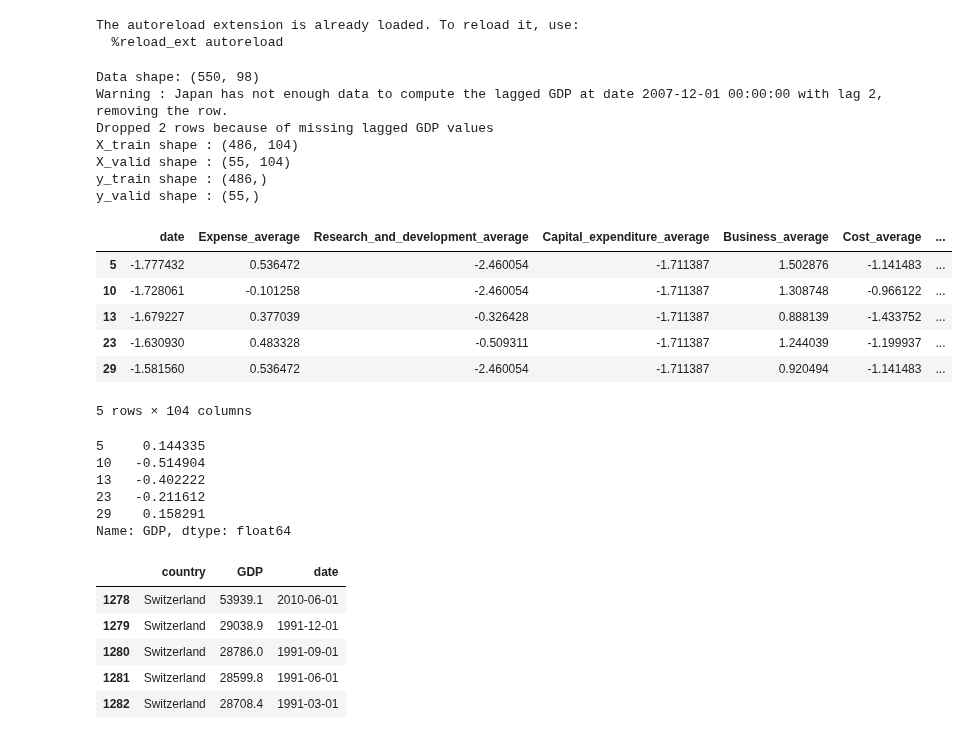
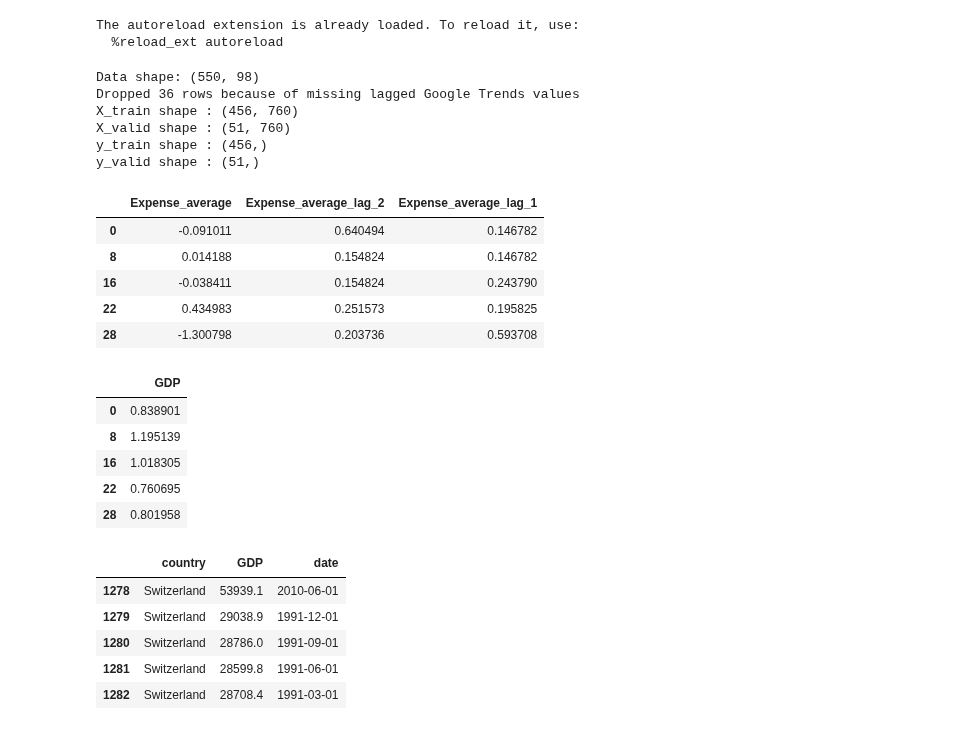
Before and after one commit to theS3b/Smoothing-Techniques-for-Predicting-High-Frequency-Time-Series, a Jupyter notebook: main.ipynb, the cells around one changed output. Drawn from its saved outputs; the diff is of its cells as text; code cells hidden in the pictures.

Commit message:
add lagged gts (no seasonality removal, see other branches)

```diff
--- a/main.ipynb
+++ b/main.ipynb
@@ -28,43 +28,50 @@ TEST_ALL_GT_DATA = False # If set to True, the model will be trained on all avai
 
 TRAIN_PROPORTION = 0.9 if not TEST_ALL_GT_DATA else 1
 PAST_GDPS = [] if not TEST_ALL_GT_DATA else None # e.g. range(1, 3) or [1, 2]
+PAST_GTS = range(1, 4 * 2) if not TEST_ALL_GT_DATA else None # e.g. range(1, 3) or [1, 2]
 MODE = "pct" # None | "pct" | "diff"
 # %%
 data, all_gdps = load_data()
+gt_data = load_gt_data()
 
 print(f"Data shape: {data.shape}")
 
-X_train, y_train, X_valid, y_valid, country_train, country_valid,  X_means, X_stds, y_mean, y_std, min_date = preprocess_data(data=data, epsilon=EPS, train_pct=TRAIN_PROPORTION, mode=MODE, all_gdps=all_gdps, past_gdp_lags=PAST_GDPS)
+X_train, y_train, X_valid, y_valid, country_train, country_valid,  X_means, X_stds, y_mean, y_std, min_date = preprocess_data(
+    data=data,
+    epsilon=EPS,
+    train_pct=TRAIN_PROPORTION,
+    mode=MODE, all_gdps=all_gdps,
+    past_gdp_lags=PAST_GDPS,
+    all_gts=gt_data,
+    past_gt_lags=PAST_GTS
+)
 
 if TEST_ALL_GT_DATA:
-    gt_data = load_gt_data()
     X_valid, country_valid = preprocess_gt_data(gt_data, EPS, X_means, X_stds, min_date=min_date)
 
-X_train[country_train == "Switzerland"].head()
+X_train[country_train == "Switzerland"][["Expense_average", "Expense_average_lag_2", "Expense_average_lag_1"]].head()
 # %% [output]
 Data shape: (550, 98)
-Warning : Japan has not enough data to compute the lagged GDP at date 2007-12-01 00:00:00 with lag 2, removing the row.
-Dropped 2 rows because of missing lagged GDP values
-X_train shape : (486, 104)
-X_valid shape : (55, 104)
-y_train shape : (486,)
-y_valid shape : (55,)
+Dropped 36 rows because of missing lagged Google Trends values
+X_train shape : (456, 760)
+X_valid shape : (51, 760)
+y_train shape : (456,)
+y_valid shape : (51,)
-|  | date | Expense_average | Research_and_development_average | Capital_expenditure_average | Business_average | Cost_average | ... |
-| 5 | -1.777432 | 0.536472 | -2.460054 | -1.711387 | 1.502876 | -1.141483 | ... |
-| 10 | -1.728061 | -0.101258 | -2.460054 | -1.711387 | 1.308748 | -0.966122 | ... |
-| 13 | -1.679227 | 0.377039 | -0.326428 | -1.711387 | 0.888139 | -1.433752 | ... |
-| 23 | -1.630930 | 0.483328 | -0.509311 | -1.711387 | 1.244039 | -1.199937 | ... |
-| 29 | -1.581560 | 0.536472 | -2.460054 | -1.711387 | 0.920494 | -1.141483 | ... |
+|  | Expense_average | Expense_average_lag_2 | Expense_average_lag_1 |
+| 0 | -0.091011 | 0.640494 | 0.146782 |
+| 8 | 0.014188 | 0.154824 | 0.146782 |
+| 16 | -0.038411 | 0.154824 | 0.243790 |
+| 22 | 0.434983 | 0.251573 | 0.195825 |
+| 28 | -1.300798 | 0.203736 | 0.593708 |
-5 rows × 104 columns
 # %%
-y_train[country_train == "Switzerland"].head()
+y_train[country_train == "Switzerland"].head().to_frame()
 # %% [output]
-5     0.144335
-10   -0.514904
-13   -0.402222
-23   -0.211612
-29    0.158291
-Name: GDP, dtype: float64
+|  | GDP |
+| 0 | 0.838901 |
+| 8 | 1.195139 |
+| 16 | 1.018305 |
+| 22 | 0.760695 |
+| 28 | 0.801958 |
 # %%
 all_gdps[all_gdps["country"] == "Switzerland"].head()
 # %% [output]
```
Also changed, not shown: parts of 3 cells of this notebook, 1 other file.
